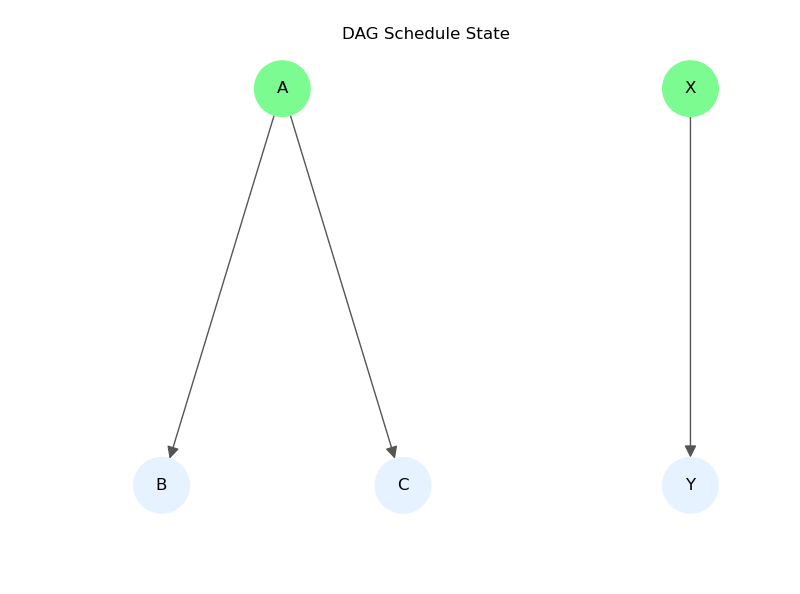
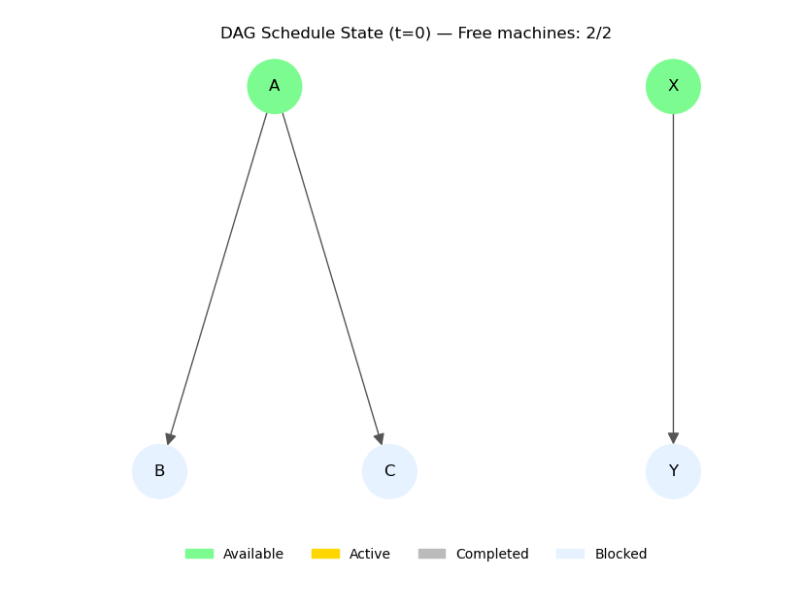
Before and after one commit to Wafik20/scheduling-carbon-aware-3d-parallelism, a Jupyter notebook: main.ipynb, the cells around one changed output. Drawn from its saved outputs; the diff is of its cells as text; code cells hidden in the pictures; blank space fills up the shorter version.

Commit message:
a more sound formulation of the DAG scheduling problem: Adding number of machines K.

```diff
--- a/main.ipynb
+++ b/main.ipynb
@@ -4,14 +4,31 @@ from dag import DAG
 from dag_schedule import DAGSchedule
 
 
+def dump_schedule_state(sched, header=None):
+    if header:
+        print(f"\n=== {header} ===")
+
+    print(f"Time step: {sched.time_step}")
+    print(f"Machines: {sched.free_machines}/{sched.num_machines} free")
+
+    for i, dag in enumerate(sched.dags):
+        print(f"\nDAG {i}:")
+        print("  Inactive :", [j.name for j in sched.inactive[dag]])
+        print("  Active   :", [j.name for j in sched.active[dag]])
+        print("  Completed:", [j.name for j in sched.completed[dag]])
+
+    avail = [job.name for _, job in sched.available()]
+    print("\nAvailable jobs:", avail)
+
+
 # ---------------- Define DAG jobs ----------------
 
-A = Job("A", 0.1)
-B = Job("B", 0.5)
-C = Job("C", 0.8)
+A = Job("A", time_estimate=1)
+B = Job("B", time_estimate=2)
+C = Job("C", time_estimate=2)
 
-X = Job("X", 0.2)
-Y = Job("Y", 0.9)
+X = Job("X", time_estimate=1)
+Y = Job("Y", time_estimate=2)
 
 dag1 = DAG()
 dag1.add_edge(A, B)
@@ -21,39 +38,76 @@ dag2 = DAG()
 dag2.add_edge(X, Y)
 
 
-# ---------------- Initialize schedule ----------------
+# ---------------- Initialize schedule (TWO MACHINES) ----------------
 
-sched = DAGSchedule([dag1, dag2])
+sched = DAGSchedule([dag1, dag2], num_machines=2)
 
 
 # ---------------- Step 0: initial state ----------------
 
-print("Initially available jobs:")
-for dag, job in sched.available():
-    print(f"  {job.name}")
-
+dump_schedule_state(sched, "INITIAL STATE")
 sched.draw()
 
 
-# ---------------- Step 1: consume A ----------------
+# ---------------- Step 1: start A and X in parallel ----------------
 
+print("\n>> Starting jobs A and X (parallel)")
 sched.consume(dag1, A)
+sched.consume(dag2, X)
 
-print("\nAfter consuming A:")
-for dag, job in sched.available():
-    print(f"  {job.name}")
-
+dump_schedule_state(sched, "AFTER STARTING A AND X")
 sched.draw()
 
 
-# ---------------- Step 2: consume X and B ----------------
+# ---------------- Advance time ----------------
 
-sched.consume(dag2, X)
+print("\n>> Advancing time by 1")
+sched.step()   # t = 1, A and X complete
+
+dump_schedule_state(sched, "AFTER TIME STEP 1 (A, X SHOULD COMPLETE)")
+sched.draw()
+
+
+# ---------------- Step 2: start B and C in parallel ----------------
+
+print("\n>> Starting jobs B and C (parallel)")
 sched.consume(dag1, B)
+sched.consume(dag1, C)
 
-print("\nAfter consuming X and B:")
-for dag, job in sched.available():
-    print(f"  {job.name}")
+dump_schedule_state(sched, "AFTER STARTING B AND C")
+sched.draw()
 
+
+# ---------------- Advance time ----------------
+
+print("\n>> Advancing time by 1")
+sched.step()   # t = 2
+
+dump_schedule_state(sched, "AFTER TIME STEP 2")
 sched.draw()
+
+print("\n>> Advancing time by 1")
+sched.step()   # t = 3, B and C complete
+
+dump_schedule_state(sched, "AFTER TIME STEP 3 (B, C SHOULD COMPLETE)")
+sched.draw()
+
+
+# ---------------- Step 3: start Y ----------------
+
+print("\n>> Starting job Y")
+sched.consume(dag2, Y)
+
+dump_schedule_state(sched, "AFTER STARTING Y")
+sched.draw()
+
+
+# ---------------- Finish ----------------
+
+print("\n>> Advancing time by 2")
+sched.step()   # t = 4
+sched.step()   # t = 5, Y completes
+
+dump_schedule_state(sched, "FINAL STATE (ALL JOBS DONE)")
+sched.draw()
 # %% [output]
@@ -63 +129 @@ Initially available jobs:
-[figure, old version]
+[figure, new version]
```
Also changed, not shown: parts of 1 cell of this notebook, 3 other files.
